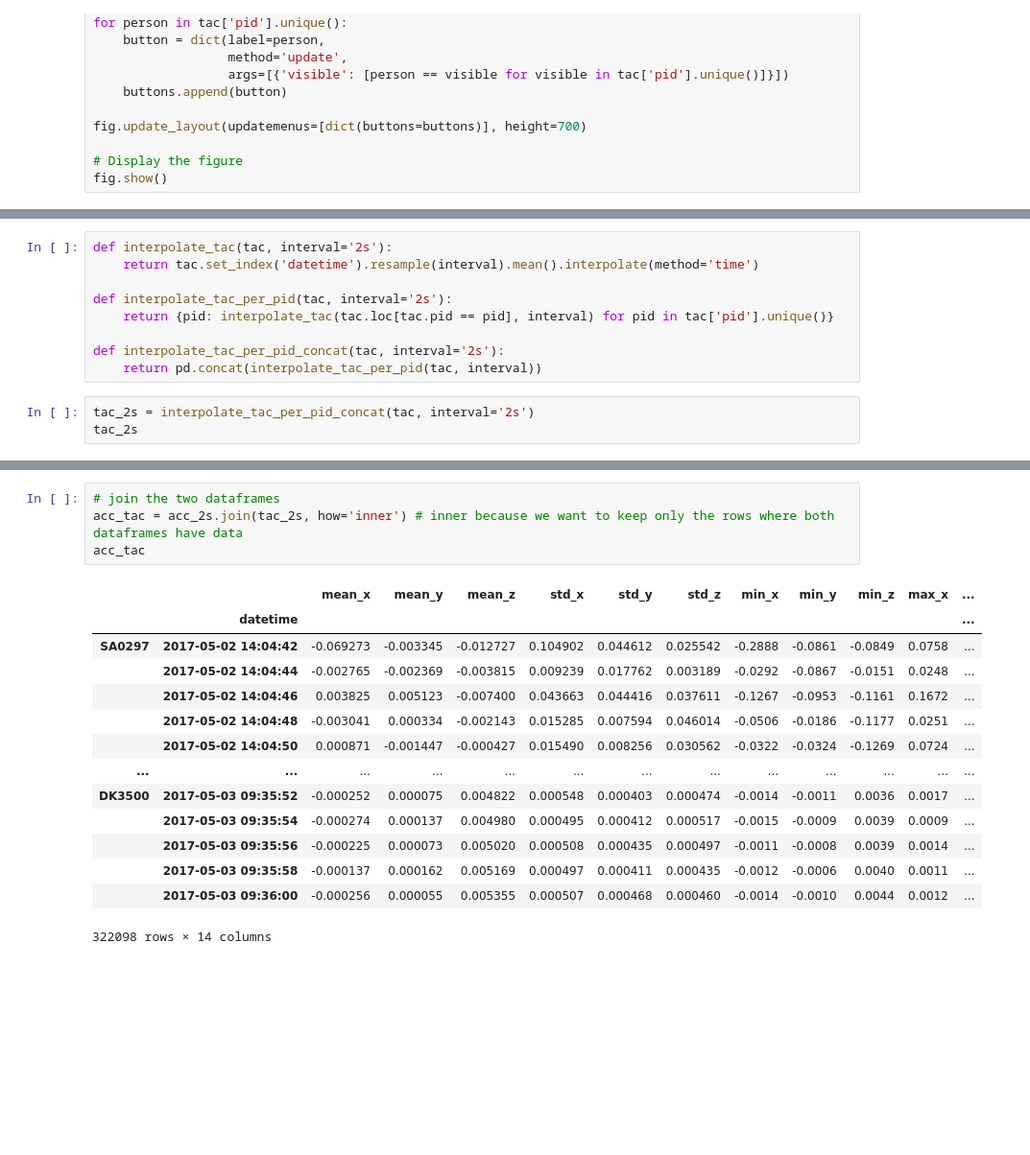
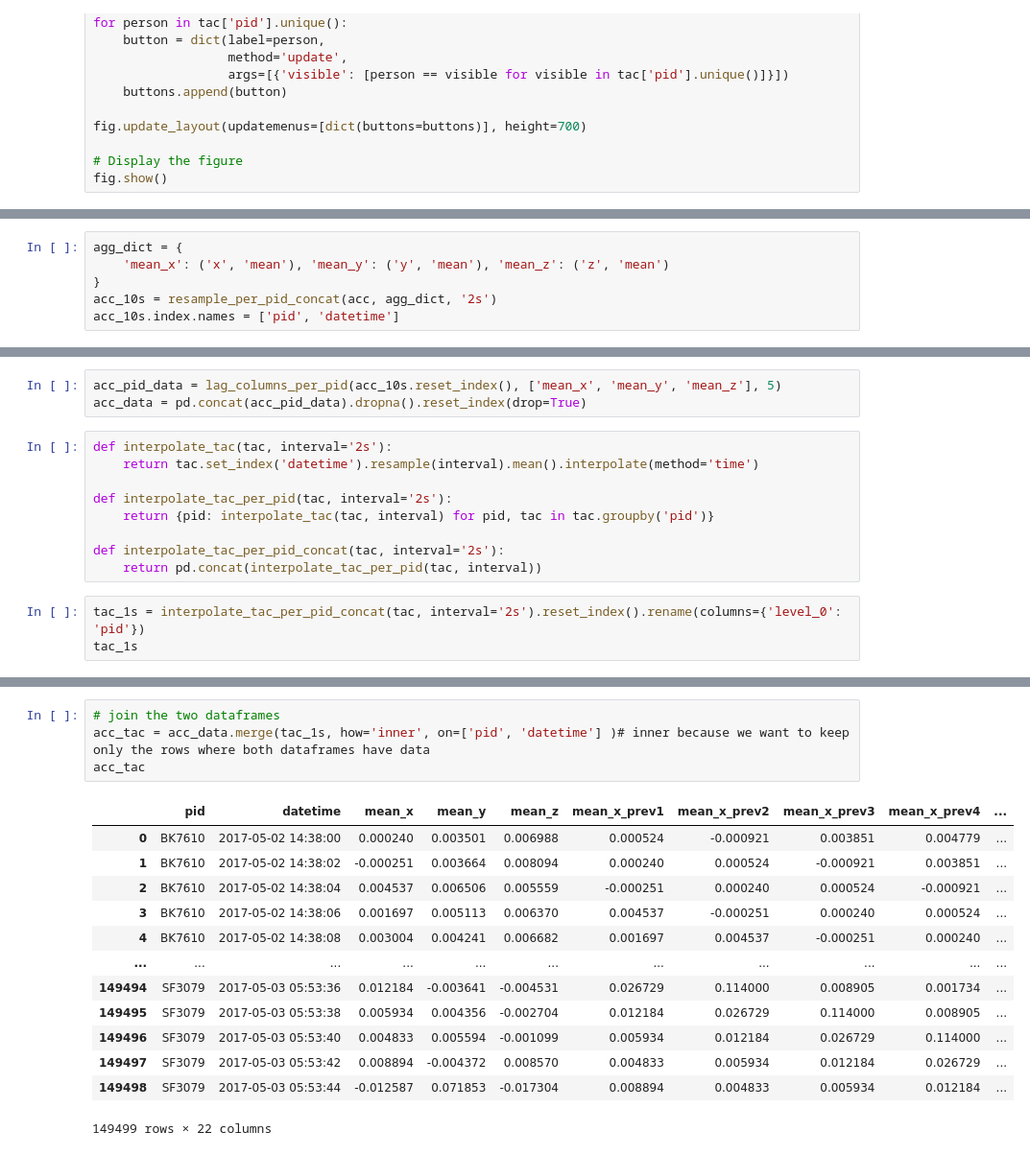
Before and after one commit to matheuscamposmt/heavy_drinks, a Jupyter notebook: notebook.ipynb, the cells around one changed output, grey strips where cells are left out. Shown: that part at 96% size. Cells and saved outputs as stored; diff of their text form; blank space fills up the shorter version.

```diff
--- a/notebook.ipynb
+++ b/notebook.ipynb
@@ -166,0 +119,6 @@ acc_2s
+# %%
+agg_dict = {
+    'mean_x': ('x', 'mean'), 'mean_y': ('y', 'mean'), 'mean_z': ('z', 'mean')
+}
+acc_10s = resample_per_pid_concat(acc, agg_dict, '2s')
+acc_10s.index.names = ['pid', 'datetime']
@@ -167,13 +142,16 @@ acc_2s
+# %%
+acc_pid_data = lag_columns_per_pid(acc_10s.reset_index(), ['mean_x', 'mean_y', 'mean_z'], 5)
+acc_data = pd.concat(acc_pid_data).dropna().reset_index(drop=True)
 # %%
 def interpolate_tac(tac, interval='2s'):
     return tac.set_index('datetime').resample(interval).mean().interpolate(method='time')
 
 def interpolate_tac_per_pid(tac, interval='2s'):
-    return {pid: interpolate_tac(tac.loc[tac.pid == pid], interval) for pid in tac['pid'].unique()}
+    return {pid: interpolate_tac(tac, interval) for pid, tac in tac.groupby('pid')}
 
 def interpolate_tac_per_pid_concat(tac, interval='2s'):
     return pd.concat(interpolate_tac_per_pid(tac, interval))
 # %%
-tac_2s = interpolate_tac_per_pid_concat(tac, interval='2s')
-tac_2s
+tac_1s = interpolate_tac_per_pid_concat(tac, interval='2s').reset_index().rename(columns={'level_0': 'pid'})
+tac_1s
 # %% [output]
@@ -194,19 +171,18 @@ tac_2s
 # %%
 # join the two dataframes
-acc_tac = acc_2s.join(tac_2s, how='inner') # inner because we want to keep only the rows where both dataframes have data
+acc_tac = acc_data.merge(tac_1s, how='inner', on=['pid', 'datetime'] )# inner because we want to keep only the rows where both dataframes have data
 acc_tac
 # %% [output]
-|  |  | mean_x | mean_y | mean_z | std_x | std_y | std_z | min_x | min_y | min_z | max_x | ... |
-|  | datetime |  |  |  |  |  |  |  |  |  |  | ... |
-| SA0297 | 2017-05-02 14:04:42 | -0.069273 | -0.003345 | -0.012727 | 0.104902 | 0.044612 | 0.025542 | -0.2888 | -0.0861 | -0.0849 | 0.0758 | ... |
-|  | 2017-05-02 14:04:44 | -0.002765 | -0.002369 | -0.003815 | 0.009239 | 0.017762 | 0.003189 | -0.0292 | -0.0867 | -0.0151 | 0.0248 | ... |
-|  | 2017-05-02 14:04:46 | 0.003825 | 0.005123 | -0.007400 | 0.043663 | 0.044416 | 0.037611 | -0.1267 | -0.0953 | -0.1161 | 0.1672 | ... |
-|  | 2017-05-02 14:04:48 | -0.003041 | 0.000334 | -0.002143 | 0.015285 | 0.007594 | 0.046014 | -0.0506 | -0.0186 | -0.1177 | 0.0251 | ... |
-|  | 2017-05-02 14:04:50 | 0.000871 | -0.001447 | -0.000427 | 0.015490 | 0.008256 | 0.030562 | -0.0322 | -0.0324 | -0.1269 | 0.0724 | ... |
-| ... | ... | ... | ... | ... | ... | ... | ... | ... | ... | ... | ... | ... |
-| DK3500 | 2017-05-03 09:35:52 | -0.000252 | 0.000075 | 0.004822 | 0.000548 | 0.000403 | 0.000474 | -0.0014 | -0.0011 | 0.0036 | 0.0017 | ... |
-|  | 2017-05-03 09:35:54 | -0.000274 | 0.000137 | 0.004980 | 0.000495 | 0.000412 | 0.000517 | -0.0015 | -0.0009 | 0.0039 | 0.0009 | ... |
-|  | 2017-05-03 09:35:56 | -0.000225 | 0.000073 | 0.005020 | 0.000508 | 0.000435 | 0.000497 | -0.0011 | -0.0008 | 0.0039 | 0.0014 | ... |
-|  | 2017-05-03 09:35:58 | -0.000137 | 0.000162 | 0.005169 | 0.000497 | 0.000411 | 0.000435 | -0.0012 | -0.0006 | 0.0040 | 0.0011 | ... |
-|  | 2017-05-03 09:36:00 | -0.000256 | 0.000055 | 0.005355 | 0.000507 | 0.000468 | 0.000460 | -0.0014 | -0.0010 | 0.0044 | 0.0012 | ... |
+|  | pid | datetime | mean_x | mean_y | mean_z | mean_x_prev1 | mean_x_prev2 | mean_x_prev3 | mean_x_prev4 | ... |
+| 0 | BK7610 | 2017-05-02 14:38:00 | 0.000240 | 0.003501 | 0.006988 | 0.000524 | -0.000921 | 0.003851 | 0.004779 | ... |
+| 1 | BK7610 | 2017-05-02 14:38:02 | -0.000251 | 0.003664 | 0.008094 | 0.000240 | 0.000524 | -0.000921 | 0.003851 | ... |
+| 2 | BK7610 | 2017-05-02 14:38:04 | 0.004537 | 0.006506 | 0.005559 | -0.000251 | 0.000240 | 0.000524 | -0.000921 | ... |
+| 3 | BK7610 | 2017-05-02 14:38:06 | 0.001697 | 0.005113 | 0.006370 | 0.004537 | -0.000251 | 0.000240 | 0.000524 | ... |
+| 4 | BK7610 | 2017-05-02 14:38:08 | 0.003004 | 0.004241 | 0.006682 | 0.001697 | 0.004537 | -0.000251 | 0.000240 | ... |
+| ... | ... | ... | ... | ... | ... | ... | ... | ... | ... | ... |
+| 149494 | SF3079 | 2017-05-03 05:53:36 | 0.012184 | -0.003641 | -0.004531 | 0.026729 | 0.114000 | 0.008905 | 0.001734 | ... |
+| 149495 | SF3079 | 2017-05-03 05:53:38 | 0.005934 | 0.004356 | -0.002704 | 0.012184 | 0.026729 | 0.114000 | 0.008905 | ... |
+| 149496 | SF3079 | 2017-05-03 05:53:40 | 0.004833 | 0.005594 | -0.001099 | 0.005934 | 0.012184 | 0.026729 | 0.114000 | ... |
+| 149497 | SF3079 | 2017-05-03 05:53:42 | 0.008894 | -0.004372 | 0.008570 | 0.004833 | 0.005934 | 0.012184 | 0.026729 | ... |
+| 149498 | SF3079 | 2017-05-03 05:53:44 | -0.012587 | 0.071853 | -0.017304 | 0.008894 | 0.004833 | 0.005934 | 0.012184 | ... |
-322098 rows × 14 columns
+149499 rows × 22 columns
```
Also changed, not shown: parts of 19 cells of this notebook.
